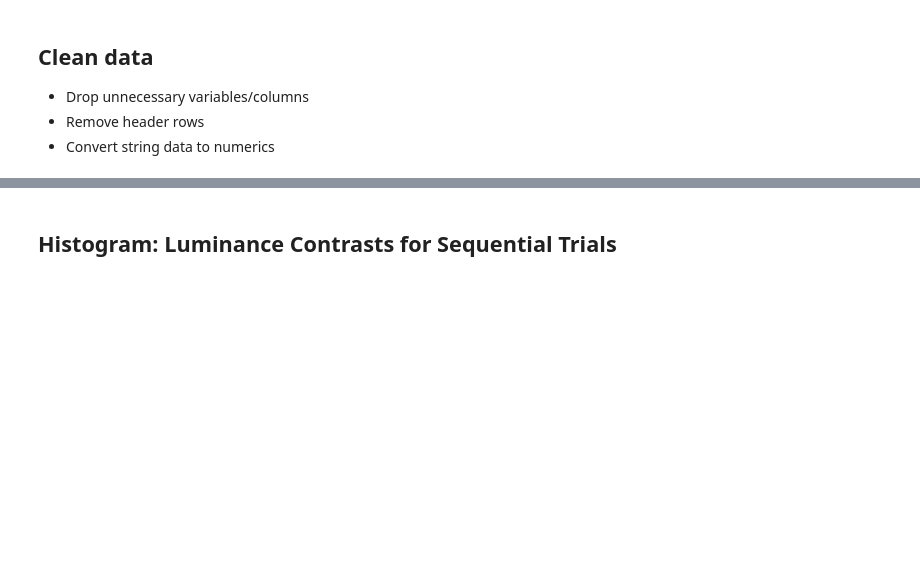
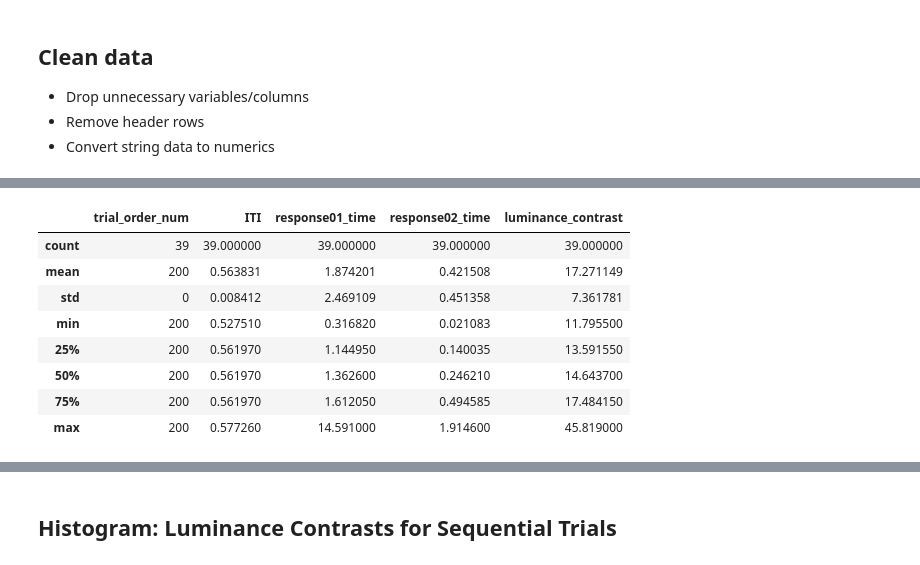
Before and after one commit to lucklab/expt-divided_attention, a Jupyter notebook: analysis/analysis-divided_attn.ipynb, the cells around one changed output, grey strips where cells are left out. Saved outputs shown, nothing was run; the diff lists cells and outputs as text; code cells hidden in the pictures; blank space fills up the shorter version.

```diff
--- a/analysis/analysis-divided_attn.ipynb
+++ b/analysis/analysis-divided_attn.ipynb
@@ -132,3 +117,15 @@ sim_trial_df      = sim_trial_df[sim_trial_df.luminance_contrast < sim_stdevs_cu
+# %%
+seq_trial_df.describe()
+# %% [output]
+|  | trial_order_num | ITI | response01_time | response02_time | luminance_contrast |
+| count | 39 | 39.000000 | 39.000000 | 39.000000 | 39.000000 |
+| mean | 200 | 0.563831 | 1.874201 | 0.421508 | 17.271149 |
+| std | 0 | 0.008412 | 2.469109 | 0.451358 | 7.361781 |
+| min | 200 | 0.527510 | 0.316820 | 0.021083 | 11.795500 |
+| 25% | 200 | 0.561970 | 1.144950 | 0.140035 | 13.591550 |
+| 50% | 200 | 0.561970 | 1.362600 | 0.246210 | 14.643700 |
+| 75% | 200 | 0.561970 | 1.612050 | 0.494585 | 17.484150 |
+| max | 200 | 0.577260 | 14.591000 | 1.914600 | 45.819000 |
 # %% [markdown]
 ## Stimuli
 
```
Also changed, not shown: parts of 16 cells of this notebook.
